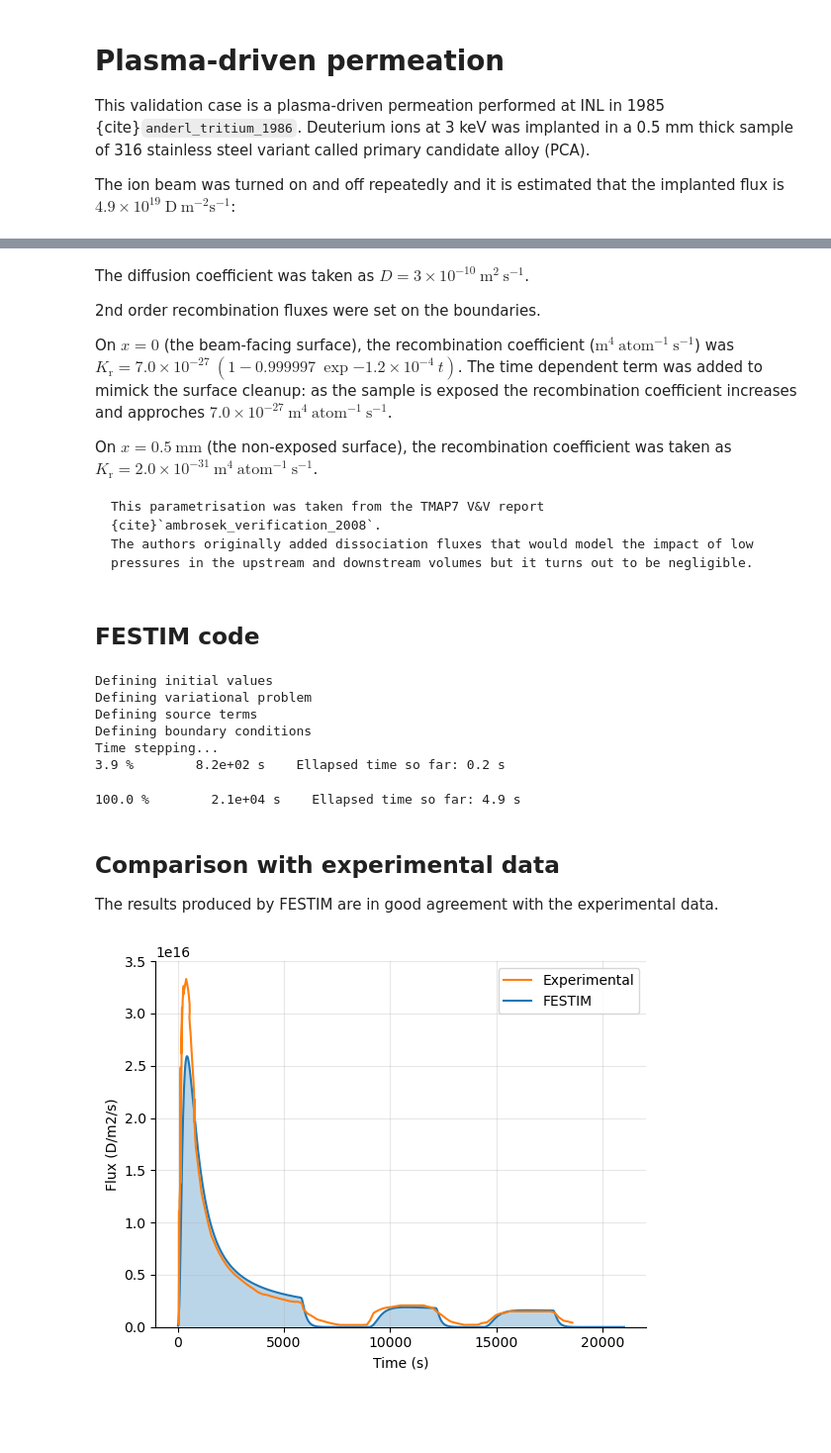
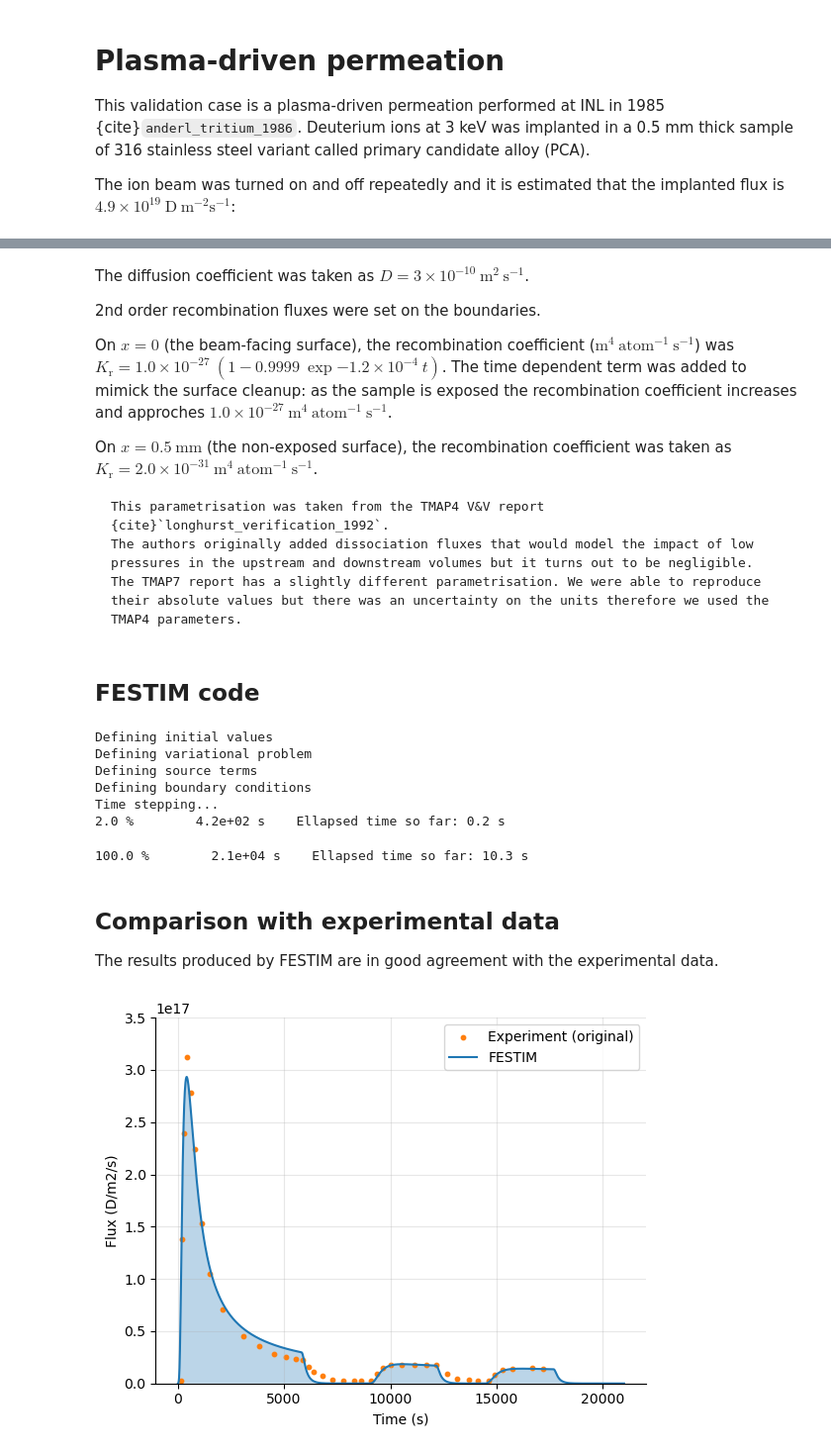
Before and after one commit to festim-dev/V-V-report, a Jupyter notebook: report/plasma-driven-permeation.ipynb, the cells around one changed output, grey strips where cells are left out. Shown at 99% size. Drawn from its saved outputs; the diff is of its cells as text; code cells hidden in the pictures; blank space fills up the shorter version.

````diff
--- a/report/plasma-driven-permeation.ipynb
+++ b/report/plasma-driven-permeation.ipynb
@@ -98,15 +106,16 @@ The diffusion coefficient was taken as $D = 3 \times 10^{-10} \ \mathrm{m^2 \ s^
 
 2nd order recombination fluxes were set on the boundaries.
 
-On $x=0$ (the beam-facing surface), the recombination coefficient ($\mathrm{m^4 \ atom^{-1} \ s^{-1}}$) was $K_\mathrm{r} = 7.0 \times 10^{-27} \ \left( 1 - 0.999997 \ \exp{-1.2\times 10^{-4} \ t} \right) $.
-The time dependent term was added to mimick the surface cleanup: as the sample is exposed the recombination coefficient increases and approches $7.0 \times 10^{-27} \ \mathrm{m^4 \ atom^{-1} \ s^{-1}}$.
+On $x=0$ (the beam-facing surface), the recombination coefficient ($\mathrm{m^4 \ atom^{-1} \ s^{-1}}$) was $K_\mathrm{r} = 1.0 \times 10^{-27} \ \left( 1 - 0.9999 \ \exp{-1.2\times 10^{-4} \ t} \right) $.
+The time dependent term was added to mimick the surface cleanup: as the sample is exposed the recombination coefficient increases and approches $1.0 \times 10^{-27} \ \mathrm{m^4 \ atom^{-1} \ s^{-1}}$.
 
 On $x = 0.5 \ \mathrm{mm}$ (the non-exposed surface), the recombination coefficient was taken as $K_\mathrm{r} = 2.0 \times 10^{-31} \ \mathrm{m^4 \ atom^{-1} \ s^{-1}}$.
 
 
 ```{note}
-This parametrisation was taken from the TMAP7 V&V report {cite}`ambrosek_verification_2008`.
+This parametrisation was taken from the TMAP4 V&V report {cite}`longhurst_verification_1992`.
 The authors originally added dissociation fluxes that would model the impact of low pressures in the upstream and downstream volumes but it turns out to be negligible.
+The TMAP7 report has a slightly different parametrisation. We were able to reproduce their absolute values but there was an uncertainty on the units therefore we used the TMAP4 parameters.
 ```
 # %% [markdown]
 ## FESTIM code
@@ -131,12 +140,12 @@ my_model.materials = F.Material(id=1, D_0=3e-10, E_D=0)
 
 my_model.boundary_conditions = [
     F.RecombinationFlux(
-        Kr_0=7.0e-27 * (1.0 - 0.999997 * sp.exp(-1.2e-4 * F.t)),
+        Kr_0=0.5*1.0e-27 * (1.0 - 0.9999 * sp.exp(-6.0e-5 * F.t)),
         E_Kr=0,
         surfaces=[1],
         order=2,
     ),
-    F.RecombinationFlux(Kr_0=2.0e-31, E_Kr=0, surfaces=[2], order=2),
+    F.RecombinationFlux(Kr_0=0.5*2.0e-31, E_Kr=0, surfaces=[2], order=2),
 ]
 
 flux = sp.Piecewise(
@@ -149,7 +158,7 @@ flux = sp.Piecewise(
     (0, True),
 )
 my_model.sources = [
-    F.ImplantationFlux(flux=flux, imp_depth=12e-9, width=2.3e-9, volume=1)
+    F.ImplantationFlux(flux=flux, imp_depth=12e-9, width=2.4e-9, volume=1)
 ]
 
 my_model.T = F.Temperature(500)  # ignored here
@@ -167,7 +176,7 @@ my_model.settings = F.Settings(
     final_time=21000,
 )
 
-my_model.dt = F.Stepsize(initial_value=20)
+my_model.dt = F.Stepsize(initial_value=10)
 
 my_model.initialise()
 my_model.run()
@@ -177,36 +186,32 @@ Defining variational problem
 Defining source terms
 Defining boundary conditions
 Time stepping...
-3.9 %        8.2e+02 s    Ellapsed time so far: 0.2 s
+2.0 %        4.2e+02 s    Ellapsed time so far: 0.2 s
-100.0 %        2.1e+04 s    Ellapsed time so far: 4.9 s
+100.0 %        2.1e+04 s    Ellapsed time so far: 10.3 s
 # %% [markdown]
 ## Comparison with experimental data
 
 The results produced by FESTIM are in good agreement with the experimental data.
 # %%
-experimental_data = np.genfromtxt("plasma-driven-permeation-experiment.csv", delimiter=",")
+experimental_data = np.genfromtxt("plasma-driven-permeation-experiment-original.csv", delimiter=",")
 experimental_t = experimental_data[:, 0]
 experimental_flux = experimental_data[:, 1]
 
 time = left_flux.t
 flux_right_values = np.array(right_flux.data)
 
-diameter = 20e-3 # m
-surface = np.pi * (diameter/2)**2
-# flux_right_values *= surface
-
 plt.plot(time, -flux_right_values, label="FESTIM")
 plt.fill_between(time, -flux_right_values, alpha=0.3)
-plt.plot(experimental_t, experimental_flux, label="Experimental")
+plt.scatter(experimental_t, experimental_flux, label="Experiment (original)", s=10)
 
 plt.ylabel("Flux (D/m2/s)")
 plt.xlabel("Time (s)")
-plt.ylim(0, 3.5e16)
+plt.ylim(0, 3.5e17)
 plt.legend(reverse=True)
 plt.gca().spines[["top", "right"]].set_visible(False)
 plt.grid(alpha=0.3)
 plt.show()
 # %% [output]
-[figure, old version]
+[figure, new version]
 # %% [markdown]
 ```{note}
````
Also changed, not shown: parts of 4 cells of this notebook, 2 other files.
